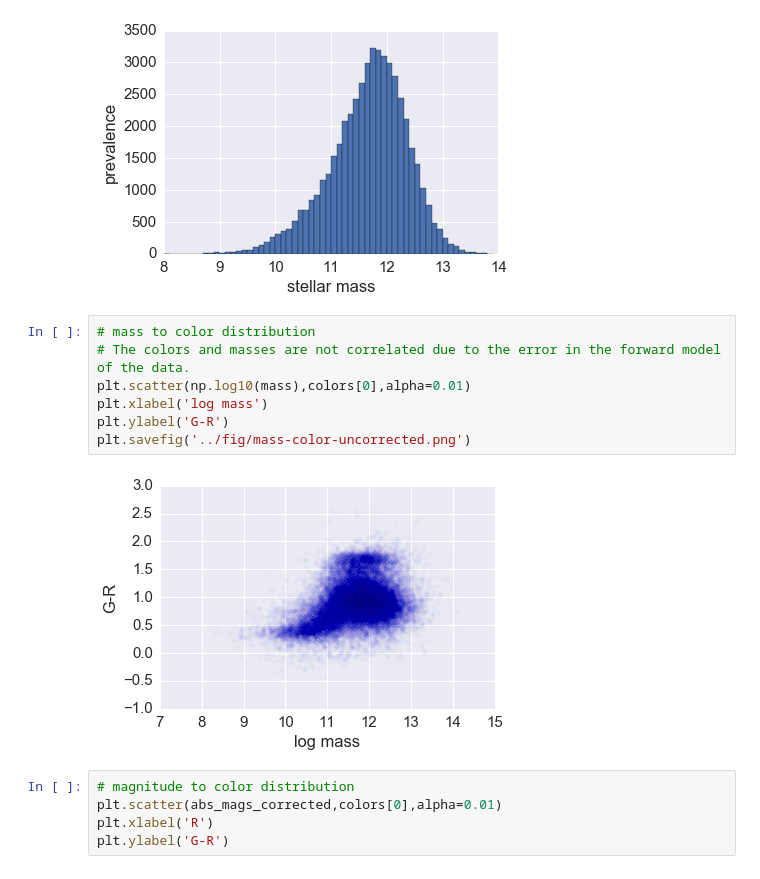
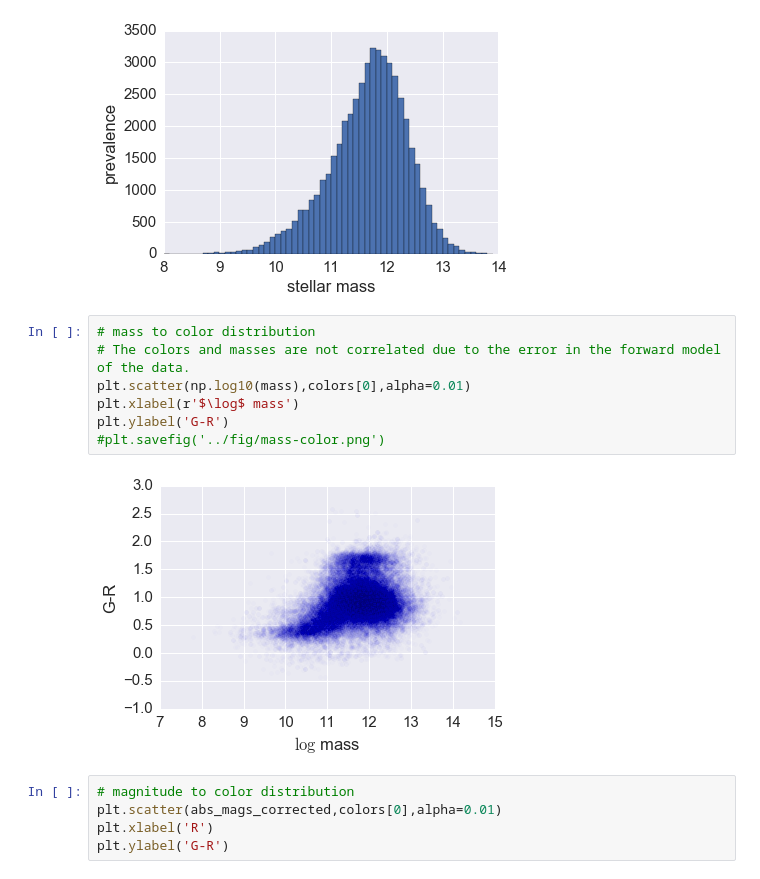
Before and after one commit to aimalz/pretzal, a Jupyter notebook: code/data-exploration.ipynb, the cells around one changed output. Cells and saved outputs as stored; diff of their text form.

```diff
--- a/code/data-exploration.ipynb
+++ b/code/data-exploration.ipynb
@@ -262,12 +262,12 @@ plt.ylabel('prevalence')
 # %%
 # mass to color distribution
 # The colors and masses are not correlated due to the error in the forward model of the data.
 plt.scatter(np.log10(mass),colors[0],alpha=0.01)
-plt.xlabel('log mass')
+plt.xlabel(r'$\log$ mass')
 plt.ylabel('G-R')
-plt.savefig('../fig/mass-color-uncorrected.png')
+#plt.savefig('../fig/mass-color.png')
 # %% [output]
-[figure, old version]
+[figure, new version]
 # %%
 # magnitude to color distribution
 plt.scatter(abs_mags_corrected,colors[0],alpha=0.01)
```
Also changed, not shown: parts of 1 cell of this notebook.
